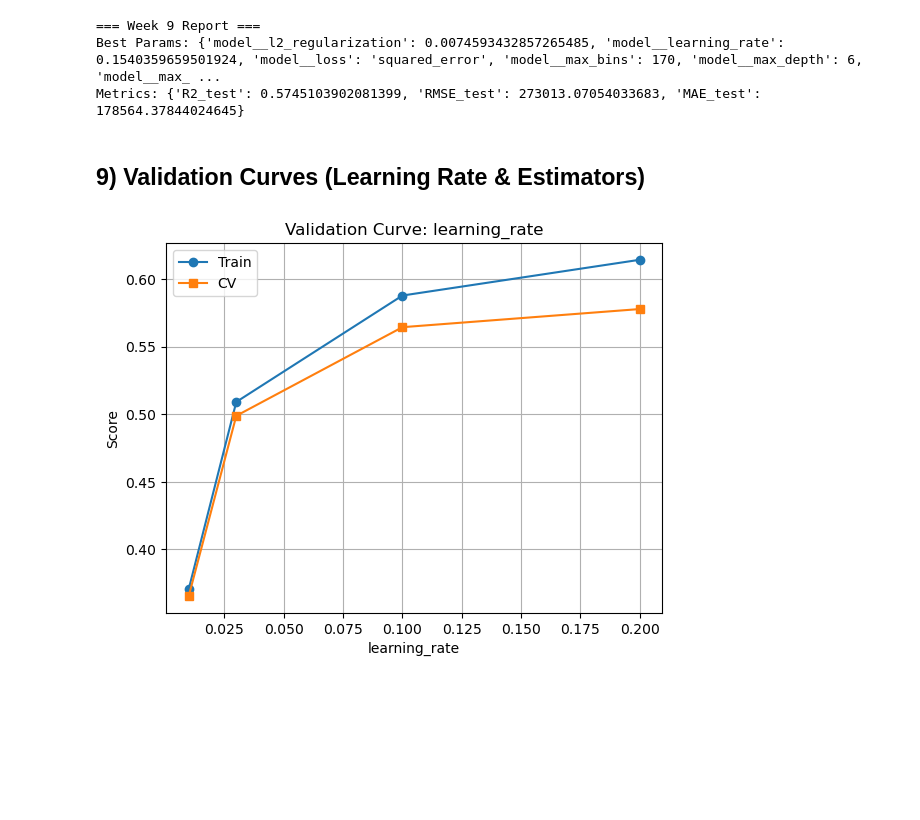
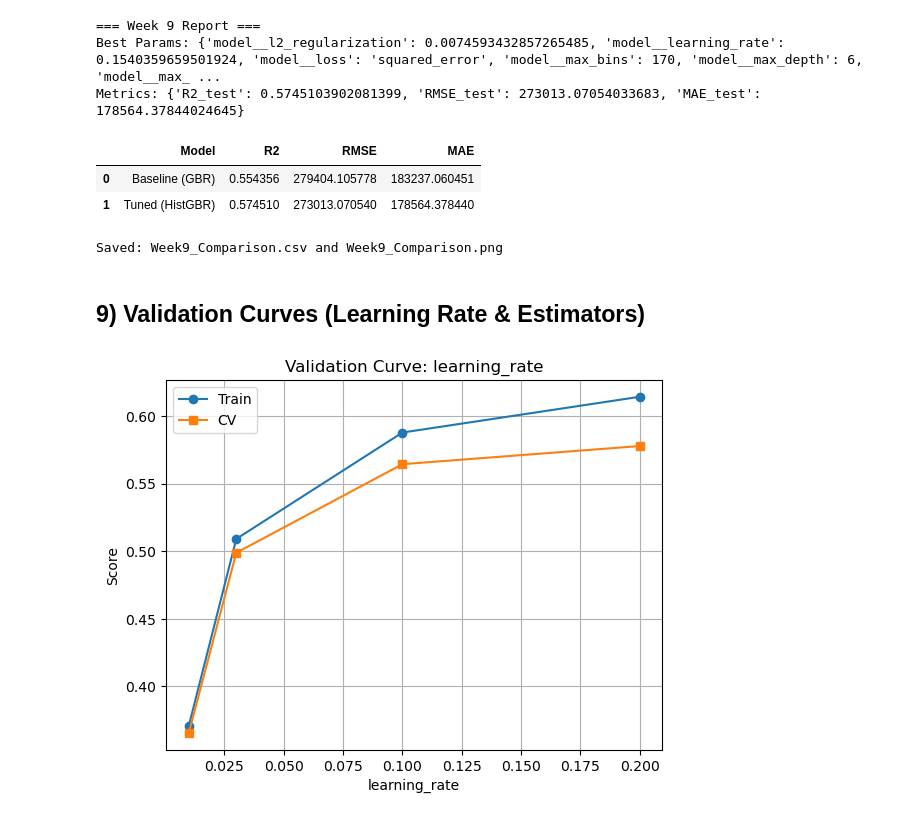
Before and after one commit to tetianakravchuk/Data-Science-Capstone, a Jupyter notebook: Wk9_JupyterNotebook_Kravchuk.ipynb, the cells around one changed output. Cells and saved outputs as stored; diff of their text form; code cells hidden in the pictures; blank space fills up the shorter version.

```diff
--- a/Wk9_JupyterNotebook_Kravchuk.ipynb
+++ b/Wk9_JupyterNotebook_Kravchuk.ipynb
@@ -368,6 +475,51 @@ print("Metrics:", report)
 === Week 9 Report ===
 Best Params: {'model__l2_regularization': 0.0074593432857265485, 'model__learning_rate': 0.1540359659501924, 'model__loss': 'squared_error', 'model__max_bins': 170, 'model__max_depth': 6, 'model__max_ ...
 Metrics: {'R2_test': 0.5745103902081399, 'RMSE_test': 273013.07054033683, 'MAE_test': 178564.37844024645}
+# %%
+# === Baseline vs Tuned Summary Table (display + save image) ===
+from pandas import DataFrame
+import matplotlib.pyplot as plt
+import os
+
+# Reuse fitted pipelines: `pipe_base` and `pipe_tuned` from Section 8
+y_pred_base  = pipe_base.predict(X_test)
+y_pred_tuned = pipe_tuned.predict(X_test)
+
+summary_df = DataFrame([
+    ["Baseline (GBR)",
+     r2_score(y_test, y_pred_base),
+     float(np.sqrt(mean_squared_error(y_test, y_pred_base))),
+     float(mean_absolute_error(y_test, y_pred_base))],
+    ["Tuned (HistGBR)",
+     r2_score(y_test, y_pred_tuned),
+     float(np.sqrt(mean_squared_error(y_test, y_pred_tuned))),
+     float(mean_absolute_error(y_test, y_pred_tuned))]
+], columns=["Model", "R2", "RMSE", "MAE"])
+
+display(summary_df)
+
+# Save CSV
+summary_df.to_csv("Week9_Comparison.csv", index=False)
+
+# Save a PNG next to the notebook (so Markdown can load it via relative path)
+fig, ax = plt.subplots(figsize=(6.5, 1.6), dpi=200)
+ax.axis('off')
+tbl = ax.table(cellText=summary_df.round(4).values,
+               colLabels=summary_df.columns,
+               loc='center')
+tbl.auto_set_font_size(False)
+tbl.set_fontsize(9)
+tbl.scale(1, 1.3)
+plt.tight_layout()
+plt.savefig("Week9_Comparison.png", bbox_inches="tight")
+plt.close()
+
+print("Saved: Week9_Comparison.csv and Week9_Comparison.png")
+# %% [output]
+|  | Model | R2 | RMSE | MAE |
+| 0 | Baseline (GBR) | 0.554356 | 279404.105778 | 183237.060451 |
+| 1 | Tuned (HistGBR) | 0.574510 | 273013.070540 | 178564.378440 |
+Saved: Week9_Comparison.csv and Week9_Comparison.png
 # %% [markdown]
 ## 9) Validation Curves (Learning Rate & Estimators)
 # %%
```
Also changed, not shown: parts of 9 cells of this notebook, 3 other files.
